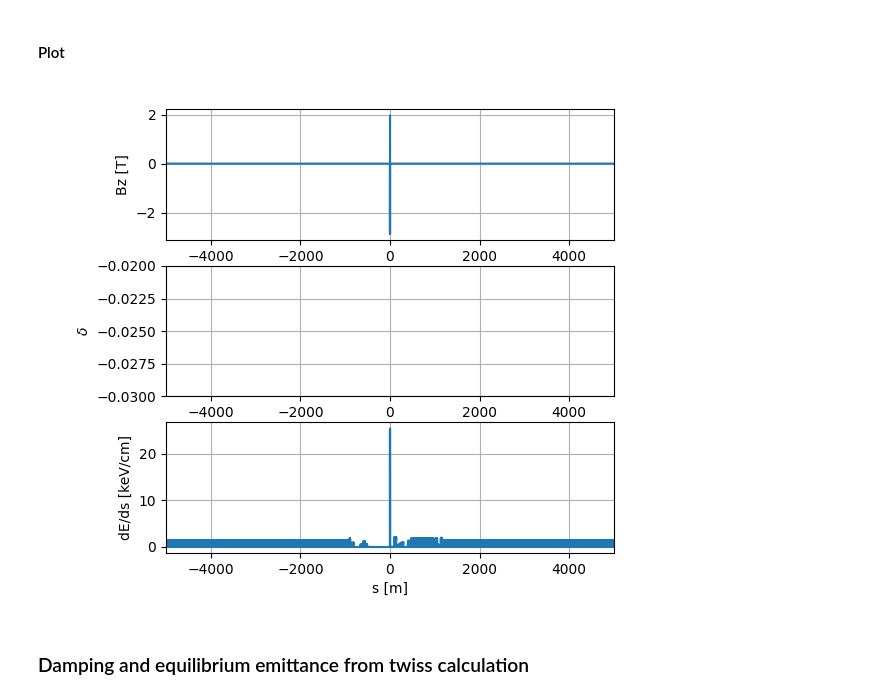
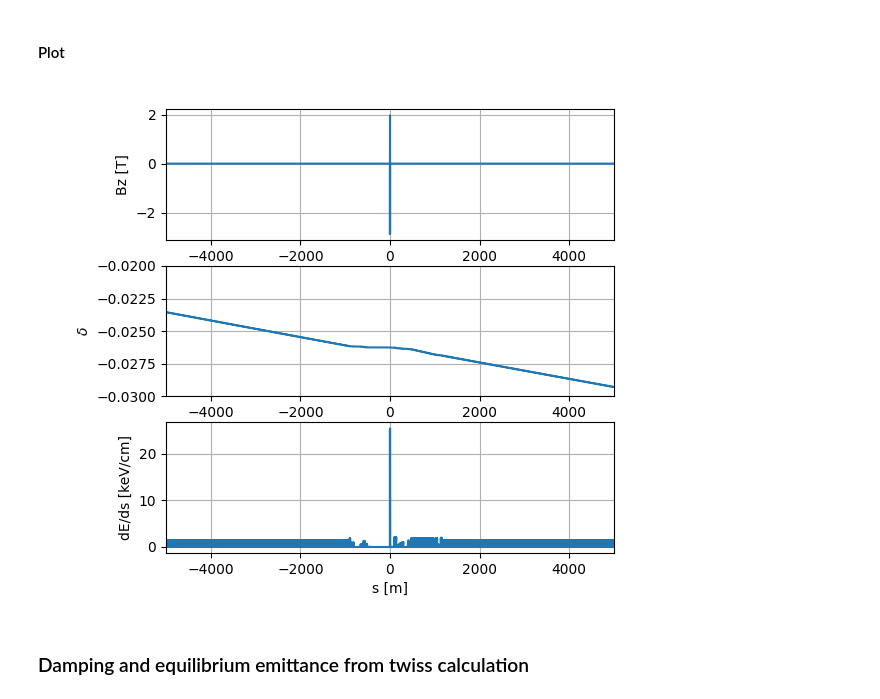
Before and after one commit to xsuite/tutorial_abp_demo, a Jupyter notebook: notebook_07_fccee_radiation.ipynb, the cells around one changed output. Saved outputs shown, nothing was run; the diff lists cells and outputs as text; code cells hidden in the pictures.

```diff
--- a/notebook_07_fccee_radiation.ipynb
+++ b/notebook_07_fccee_radiation.ipynb
@@ -142,26 +142,26 @@ dE_ds[mask_len] = dE[mask_len[:-1]] / tt.length[mask_len]
 # %%
 plt.figure(figsize=(6.4, 4.8*1.1))
 ax1 = plt.subplot(3, 1, 1)
 plt.plot(tt.s[~mask_ip] - s_ip, Bz[~mask_ip])
 plt.ylabel('Bz [T]')
 plt.grid()
 
 ax2 = plt.subplot(3, 1, 2, sharex=ax1)
-plt.plot(tw_compens_on.s - s_ip, 100*tw_compens_on.delta)
+plt.plot(tw_compens_on.s - s_ip, tw_compens_on.delta)
 plt.ylabel(r'$\delta$')
 plt.ylim(-0.03, -0.02)
 plt.grid()
 
 ax3 = plt.subplot(3, 1, 3, sharex=ax1)
 plt.plot(tw_compens_on.s - s_ip, dE_ds * 1e-2 * 1e-3, '-', label='dE/ds')
 plt.ylabel('dE/ds [keV/cm]')
 plt.xlim(-5000, 5000)
 plt.xlabel('s [m]')
 plt.grid()
 
 plt.subplots_adjust(left=.2, top=.95, hspace=.2)
 # %% [output]
-[figure, old version]
+[figure, new version]
 # %% [markdown]
 ### Damping and equilibrium emittance from twiss calculation
 # %%
```
Also changed, not shown: parts of 6 cells of this notebook, 8 other files.
